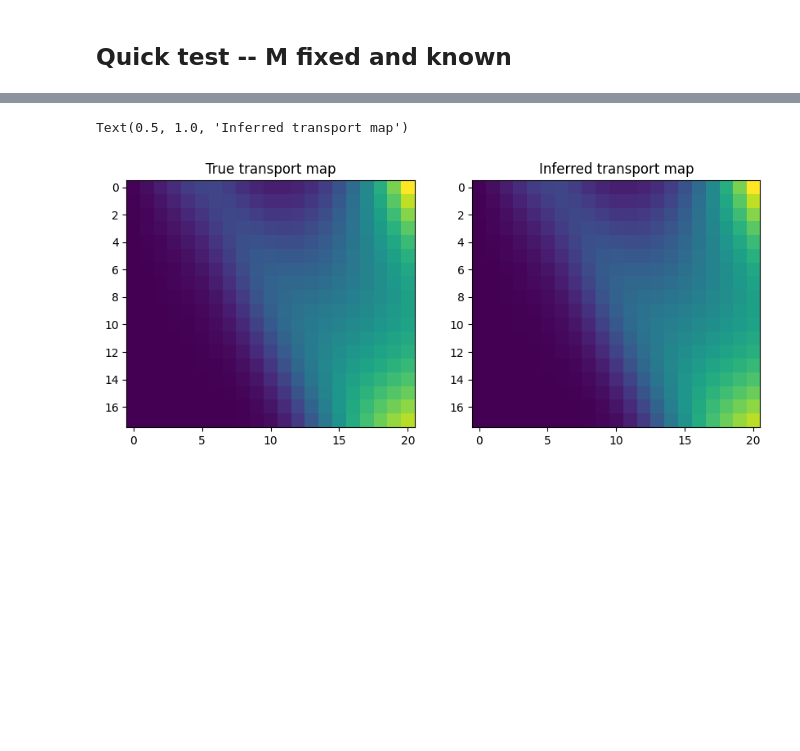
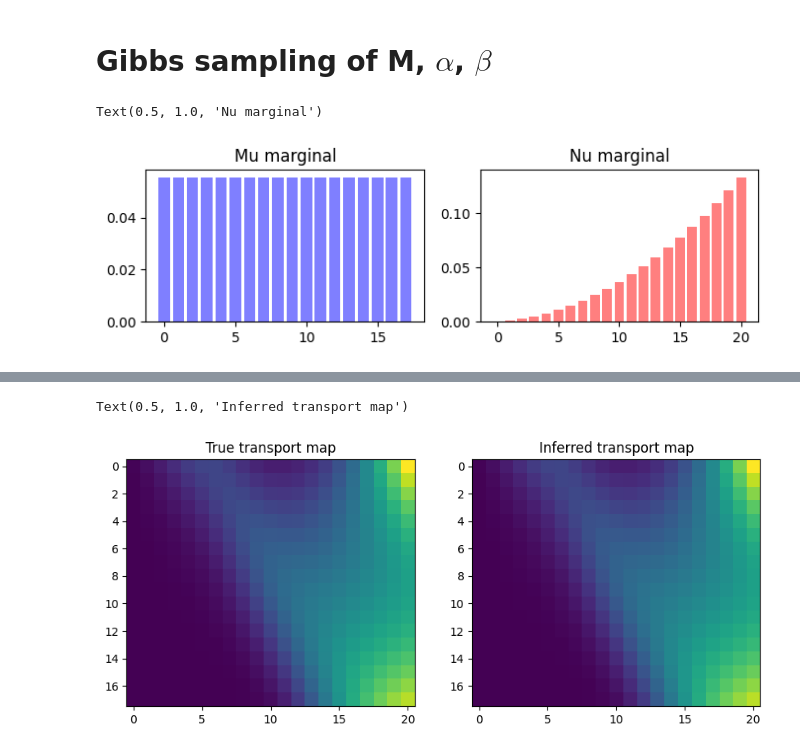
Before and after one commit to ThGaskin/inverse-optimal-transport, a Jupyter notebook: Gibbs.ipynb, the cells around one changed output, grey strips where cells are left out. Cells and saved outputs as stored; diff of their text form; code cells hidden in the pictures; blank space fills up the shorter version.

```diff
--- a/Gibbs.ipynb
+++ b/Gibbs.ipynb
@@ -1,5 +1,5 @@
 # %% [markdown]
-## Quick test -- M fixed and known
+# Gibbs sampling of M, $\alpha$, $\beta$
 # %%
 import numpyro
 import numpyro.distributions as dist
@@ -18,32 +18,43 @@ config.update("jax_enable_x64", True)
 key = random.PRNGKey(0)
 # %%
 # Dimensions of the marginals
-M, N = 18, 21
+m, n = 18, 21
 
 # Remember that we're not observing a probability distribution, but actual counts -- they need to be large.
-# Observations of marginal propbabilities would require a bit of a different model
+# Observations of marginal probabilities would require a bit of a different model
 num_observations = 1000
 
 
 # Define "true" marginals
-mu = num_observations*jnp.ones(M) / M # uniform marginal
+mu = num_observations*jnp.ones(m) / m # uniform marginal
 
-nu = jnp.array([i**2 for i in range(1, N+1)])
+nu = jnp.array([i**2 for i in range(1, n+1)])
 nu = num_observations*nu / jnp.sum(nu)
 
 # Define "true" cost
 iota = 1e-6
-C = jnp.array([[iota + (i - j)**2 for j in range(N)] for i in range(M)], dtype=jnp.float64)
+C = jnp.array([[iota + (i - j)**2 for j in range(n)] for i in range(m)], dtype=jnp.float64)
 
 # Normalize cost
 C = C/C.sum(axis=0, keepdims=True)
 
 # Generate a transport plan
 eps = 5e-2
-T = sinkhorn.solve(Geometry(cost_matrix=C, epsilon=eps), a=mu, b=nu).matrix
+SH = sinkhorn.solve(Geometry(cost_matrix=C, epsilon=eps), a=mu, b=nu)
+T = SH.matrix
 
 # Generate A and B
 A, B = T.sum(axis=1), T.sum(axis=0)
 
 # exp(-C/epsilon)
-M = jax.lax.exp(-C/eps)
+M_matrix = jax.lax.exp(-C/eps)
+# %%
+# Plot the marginals
+fig, axs = plt.subplots(1, 2, figsize=(8, 2))
+axs[0].bar(range(mu.shape[0]), mu/np.sum(mu), color='blue', alpha=0.5)
+axs[0].set_title("Mu marginal")
+axs[1].bar(range(nu.shape[0]), nu/np.sum(nu), color='red', alpha=0.5)
+axs[1].set_title("Nu marginal")
+# %% [output]
+Text(0.5, 1.0, 'Nu marginal')
+[figure, added]
```
Also changed, not shown: parts of 10 cells of this notebook.
